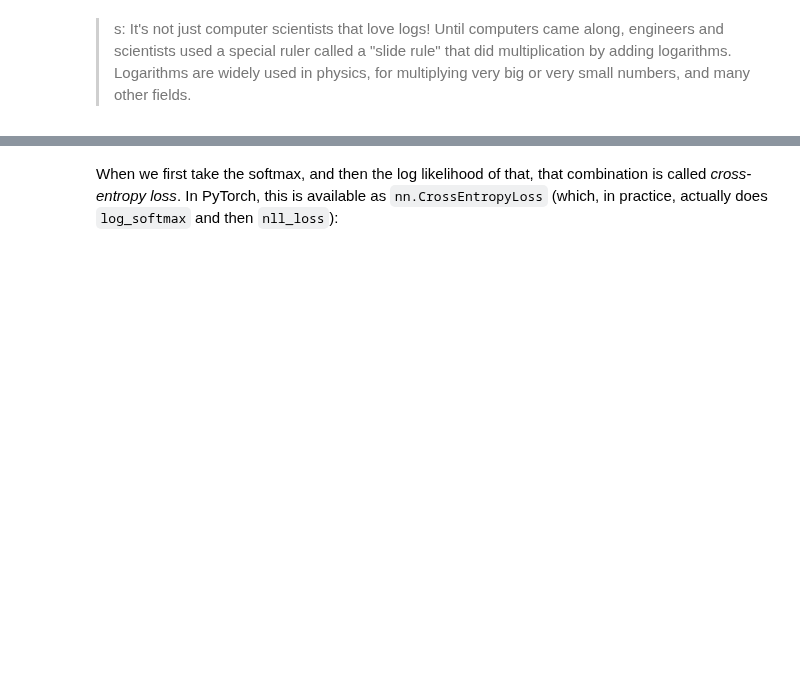
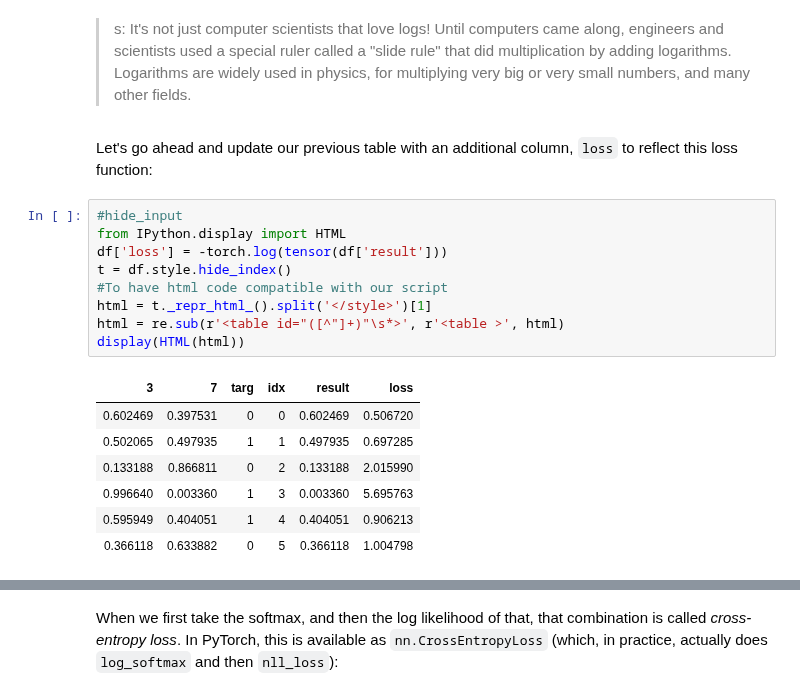
Before and after one commit to fastai/fastbook, a Jupyter notebook: 05_pet_breeds.ipynb, the cells around one changed output, grey strips where cells are left out. Saved outputs shown, nothing was run; the diff lists cells and outputs as text; blank space fills up the shorter version.

```diff
--- a/05_pet_breeds.ipynb
+++ b/05_pet_breeds.ipynb
@@ -475,2 +479,21 @@ When we see it in that format, it looks a bit boring; but think about what this
 # %% [markdown]
 > s: It's not just computer scientists that love logs! Until computers came along, engineers and scientists used a special ruler called a "slide rule" that did multiplication by adding logarithms. Logarithms are widely used in physics, for multiplying very big or very small numbers, and many other fields.
+# %% [markdown]
+Let's go ahead and update our previous table with an additional column, `loss` to reflect this loss function:
+# %%
+#hide_input
+from IPython.display import HTML
+df['loss'] = -torch.log(tensor(df['result']))
+t = df.style.hide_index()
+#To have html code compatible with our script
+html = t._repr_html_().split('</style>')[1]
+html = re.sub(r'<table id="([^"]+)"\s*>', r'<table >', html)
+display(HTML(html))
+# %% [output]
+| 3 | 7 | targ | idx | result | loss |
+| 0.602469 | 0.397531 | 0 | 0 | 0.602469 | 0.506720 |
+| 0.502065 | 0.497935 | 1 | 1 | 0.497935 | 0.697285 |
+| 0.133188 | 0.866811 | 0 | 2 | 0.133188 | 2.015990 |
+| 0.996640 | 0.003360 | 1 | 3 | 0.003360 | 5.695763 |
+| 0.595949 | 0.404051 | 1 | 4 | 0.404051 | 0.906213 |
+| 0.366118 | 0.633882 | 0 | 5 | 0.366118 | 1.004798 |
```
Also changed, not shown: parts of 17 cells of this notebook, 3 other files.
